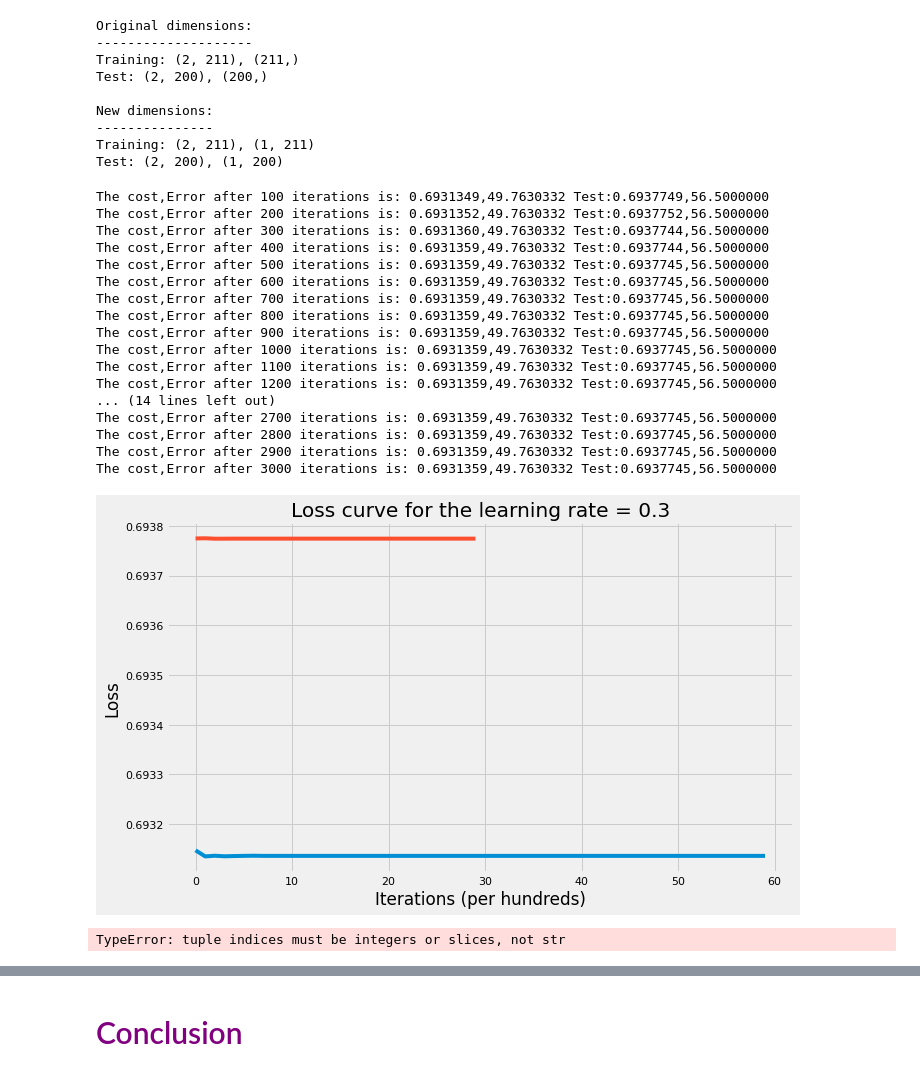
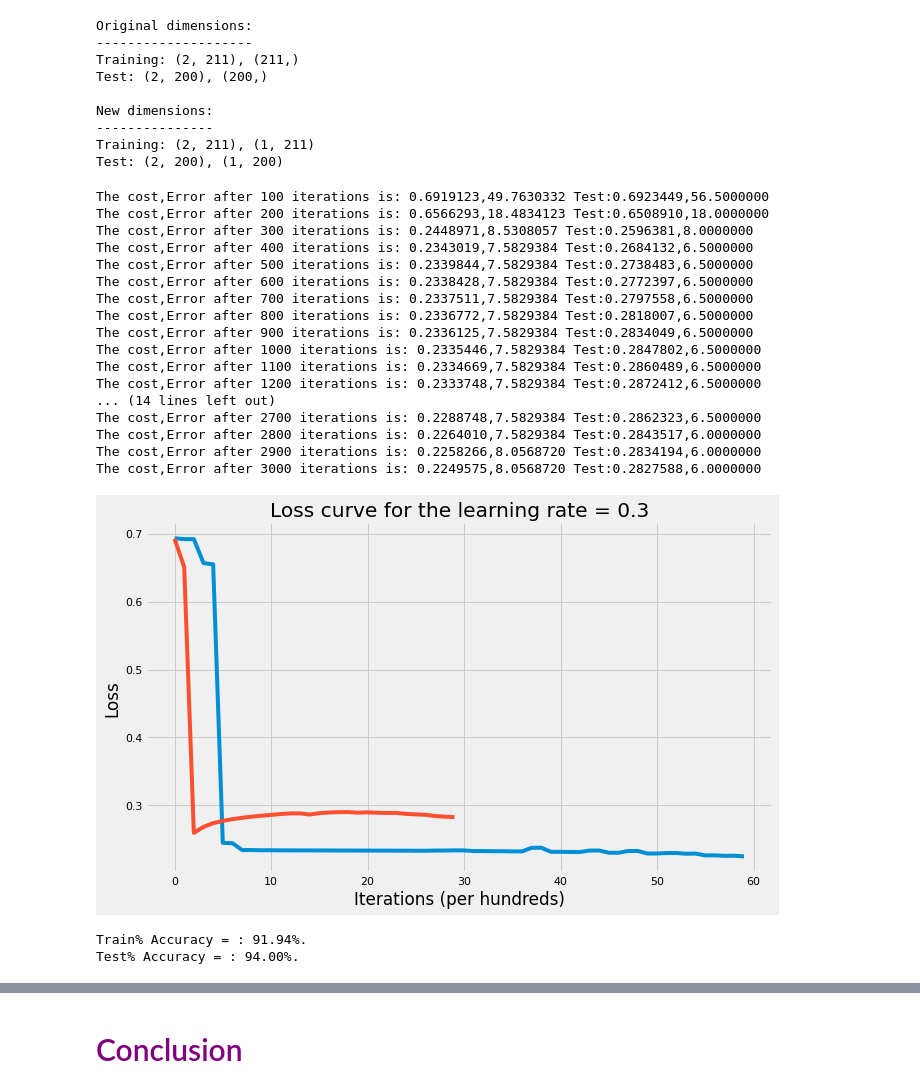
Before and after one commit to Gelesh/DeepLearingVanilaCode, a Jupyter notebook: Dropout_MoreData.ipynb, the cells around one changed output, grey strips where cells are left out. Saved outputs shown, nothing was run; the diff lists cells and outputs as text; code cells hidden in the pictures.

```diff
--- a/Dropout_MoreData.ipynb
+++ b/Dropout_MoreData.ipynb
@@ -1133,20 +1120,9 @@ print(f"""Original dimensions:\n{20 * '-'}\nTraining: {X_train.shape}, {y_train.
 Test: {X_test.shape}, {y_test.shape}""")
 
 
-# Transform input data and label vector
-X_train = X_train.reshape(211, -1).T
-y_train = y_train.reshape(-1, 211)
-
-X_test = X_test.reshape(200, -1).T
-y_test = y_test.reshape(-1, 200)
-
-# standarize the data
-X_train = X_train / 255
-X_test = X_test / 255
-
 # MODIFIED CODE BELOW from JP:
-# y_train = y_train.reshape(1, y_train.shape[0])
-# y_test = y_test.reshape(1, y_test.shape[0])
+y_train = y_train.reshape(1, y_train.shape[0])
+y_test = y_test.reshape(1, y_test.shape[0])
 
 
 print(f"""\nNew dimensions:\n{15 * '-'}\nTraining: {X_train.shape}, {y_train.shape}
@@ -1163,38 +1139,38 @@ Training: (2, 211), (1, 211)
 Test: (2, 200), (1, 200)
 # %%
 # Setting layers dims
-layers_dims = [X_train.shape[0], 10, 10, 1]
+layers_dims = [X_train.shape[0], 1000, 100, 1]
+#learning_rate=0.3, num_iterations=3000
 
+lr=0.3
+itrn=3000
 # NN with tanh activation fn
-parameters_relu = L_layer_model(
-    X_train, y_train, layers_dims, learning_rate=0.3, num_iterations=3000,
-    hidden_layers_activation_fn="relu",KeepRate=0.8)
-
-# Print the accuracy
-#accuracy(X_train, parameters_relu, y_train, activation_fn="relu")
-#accuracy(X_test, parameters_relu, y_test, activation_fn="relu")
+progress,parameters_relu = L_layer_model(
+    X_train, y_train, layers_dims, learning_rate=lr, num_iterations=itrn,
+    hidden_layers_activation_fn="relu",KeepRate=1.0)
 # %% [output]
-The cost,Error after 100 iterations is: 0.6931349,49.7630332 Test:0.6937749,56.5000000
-The cost,Error after 200 iterations is: 0.6931352,49.7630332 Test:0.6937752,56.5000000
-The cost,Error after 300 iterations is: 0.6931360,49.7630332 Test:0.6937744,56.5000000
-The cost,Error after 400 iterations is: 0.6931359,49.7630332 Test:0.6937744,56.5000000
-The cost,Error after 500 iterations is: 0.6931359,49.7630332 Test:0.6937745,56.5000000
-The cost,Error after 600 iterations is: 0.6931359,49.7630332 Test:0.6937745,56.5000000
-The cost,Error after 700 iterations is: 0.6931359,49.7630332 Test:0.6937745,56.5000000
-The cost,Error after 800 iterations is: 0.6931359,49.7630332 Test:0.6937745,56.5000000
-The cost,Error after 900 iterations is: 0.6931359,49.7630332 Test:0.6937745,56.5000000
-The cost,Error after 1000 iterations is: 0.6931359,49.7630332 Test:0.6937745,56.5000000
-The cost,Error after 1100 iterations is: 0.6931359,49.7630332 Test:0.6937745,56.5000000
-The cost,Error after 1200 iterations is: 0.6931359,49.7630332 Test:0.6937745,56.5000000
+The cost,Error after 100 iterations is: 0.6919123,49.7630332 Test:0.6923449,56.5000000
+The cost,Error after 200 iterations is: 0.6566293,18.4834123 Test:0.6508910,18.0000000
+The cost,Error after 300 iterations is: 0.2448971,8.5308057 Test:0.2596381,8.0000000
+The cost,Error after 400 iterations is: 0.2343019,7.5829384 Test:0.2684132,6.5000000
+The cost,Error after 500 iterations is: 0.2339844,7.5829384 Test:0.2738483,6.5000000
+The cost,Error after 600 iterations is: 0.2338428,7.5829384 Test:0.2772397,6.5000000
+The cost,Error after 700 iterations is: 0.2337511,7.5829384 Test:0.2797558,6.5000000
+The cost,Error after 800 iterations is: 0.2336772,7.5829384 Test:0.2818007,6.5000000
+The cost,Error after 900 iterations is: 0.2336125,7.5829384 Test:0.2834049,6.5000000
+The cost,Error after 1000 iterations is: 0.2335446,7.5829384 Test:0.2847802,6.5000000
+The cost,Error after 1100 iterations is: 0.2334669,7.5829384 Test:0.2860489,6.5000000
+The cost,Error after 1200 iterations is: 0.2333748,7.5829384 Test:0.2872412,6.5000000
 ... (14 lines left out)
-The cost,Error after 2700 iterations is: 0.6931359,49.7630332 Test:0.6937745,56.5000000
-The cost,Error after 2800 iterations is: 0.6931359,49.7630332 Test:0.6937745,56.5000000
-The cost,Error after 2900 iterations is: 0.6931359,49.7630332 Test:0.6937745,56.5000000
-The cost,Error after 3000 iterations is: 0.6931359,49.7630332 Test:0.6937745,56.5000000
+The cost,Error after 2700 iterations is: 0.2288748,7.5829384 Test:0.2862323,6.5000000
+The cost,Error after 2800 iterations is: 0.2264010,7.5829384 Test:0.2843517,6.0000000
+The cost,Error after 2900 iterations is: 0.2258266,8.0568720 Test:0.2834194,6.0000000
+The cost,Error after 3000 iterations is: 0.2249575,8.0568720 Test:0.2827588,6.0000000
-[figure, old version]
+[figure, new version]
 # %%
-# Print the accuracy
-accuracy(X_train, parameters_relu, y_train, activation_fn="relu")
-accuracy(X_test, parameters_relu, y_test, activation_fn="relu")
+print()
+accuracy(X_train, parameters_relu, y_train, activation_fn="relu",typeOf="Train")
+accuracy(X_test, parameters_relu, y_test, activation_fn="relu",  typeOf="Test")
 # %% [output]
-TypeError: tuple indices must be integers or slices, not str
+Train% Accuracy = : 91.94%.
+Test% Accuracy = : 94.00%.
```
Also changed, not shown: parts of 19 cells of this notebook.
